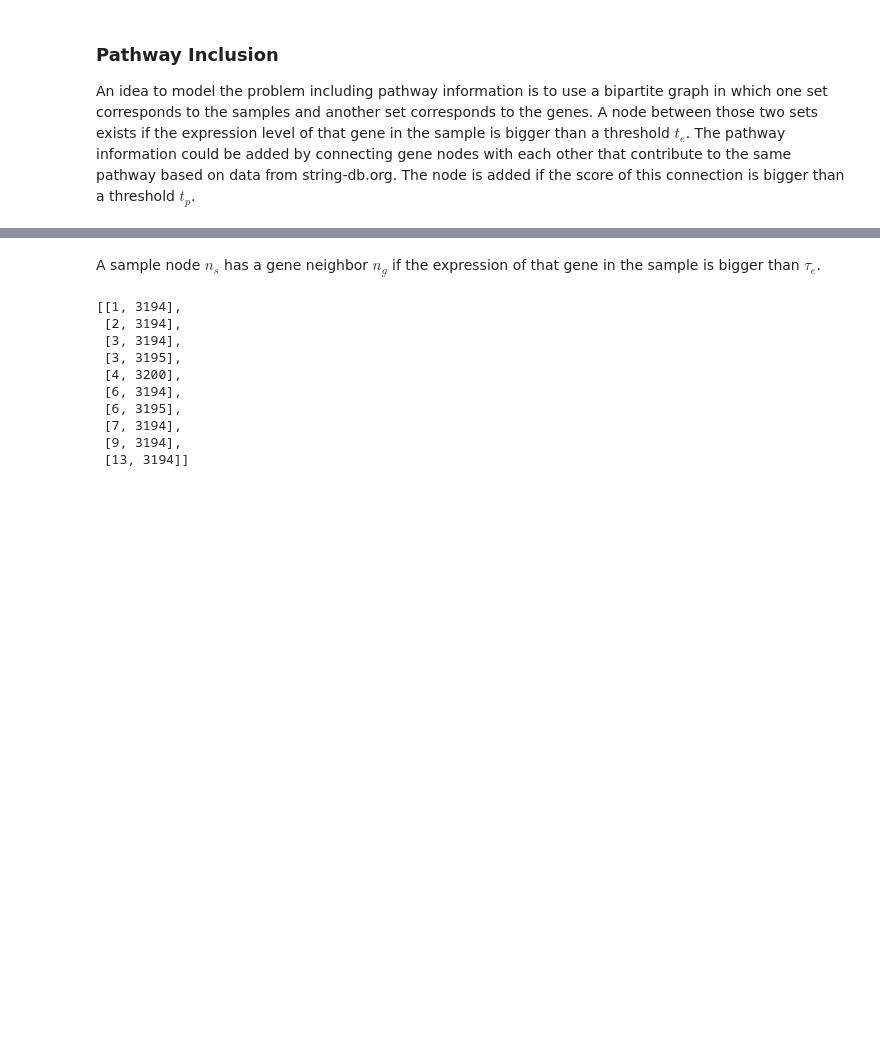
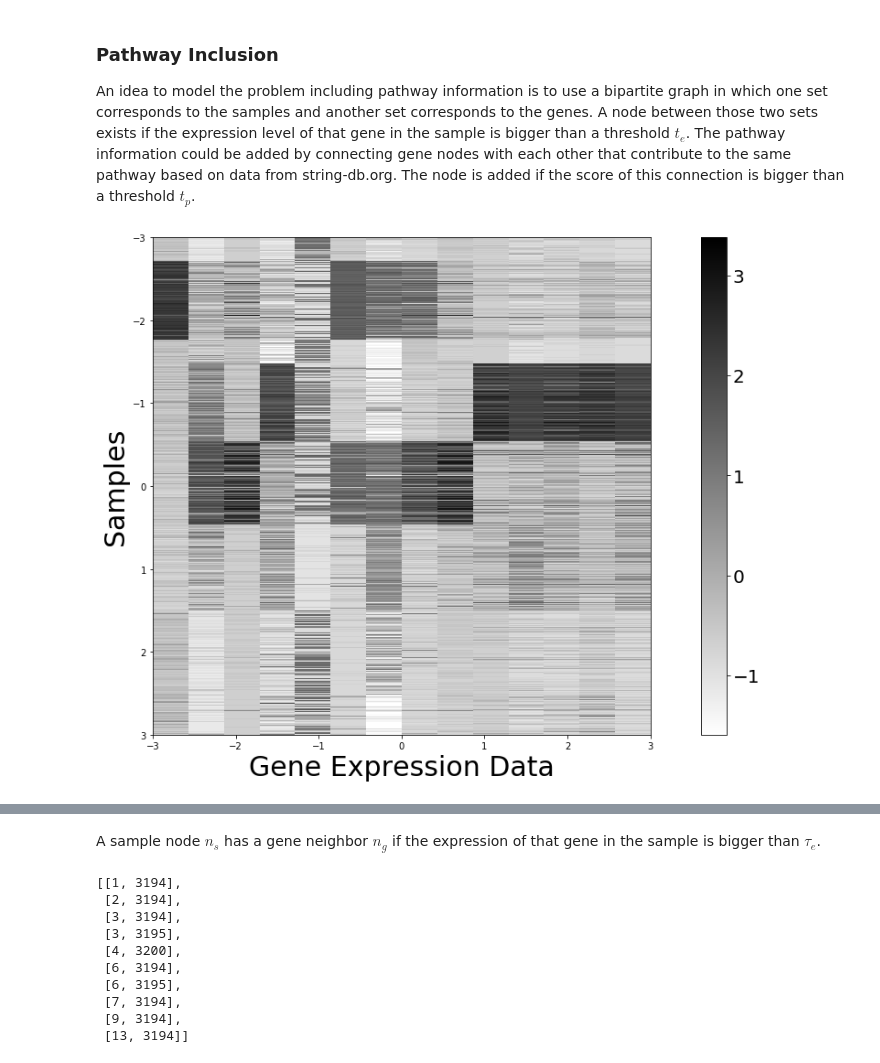
Before and after one commit to WGierke/bicluster_gene_expressions, a Jupyter notebook: notebooks/1.3-pathway-inclusion.ipynb, the cells around one changed output, grey strips where cells are left out. Drawn from its saved outputs; the diff is of its cells as text; code cells hidden in the pictures; blank space fills up the shorter version.

Commit message:
Plot matrices and build cluster graph

```diff
--- a/notebooks/1.3-pathway-inclusion.ipynb
+++ b/notebooks/1.3-pathway-inclusion.ipynb
@@ -17,4 +18,14 @@ import pandas as pd
 from matplotlib import pyplot as plt
 from collections import defaultdict
 # %%
-df, _ = get_big_dataset_content()
+df, labels = get_big_dataset_content()
+# %%
+plt.figure(figsize=(20,10))
+im = plt.imshow(df, extent=(-3, 3, 3, -3), cmap='binary')
+plt.ylabel("Samples", fontsize=30)
+plt.xlabel("Gene Expression Data", fontsize=30)
+cbar = plt.colorbar(im)
+cbar.ax.tick_params(labelsize=20)
+plt.show()
+# %% [output]
+[figure, added]
```
Also changed, not shown: parts of 25 cells of this notebook.
